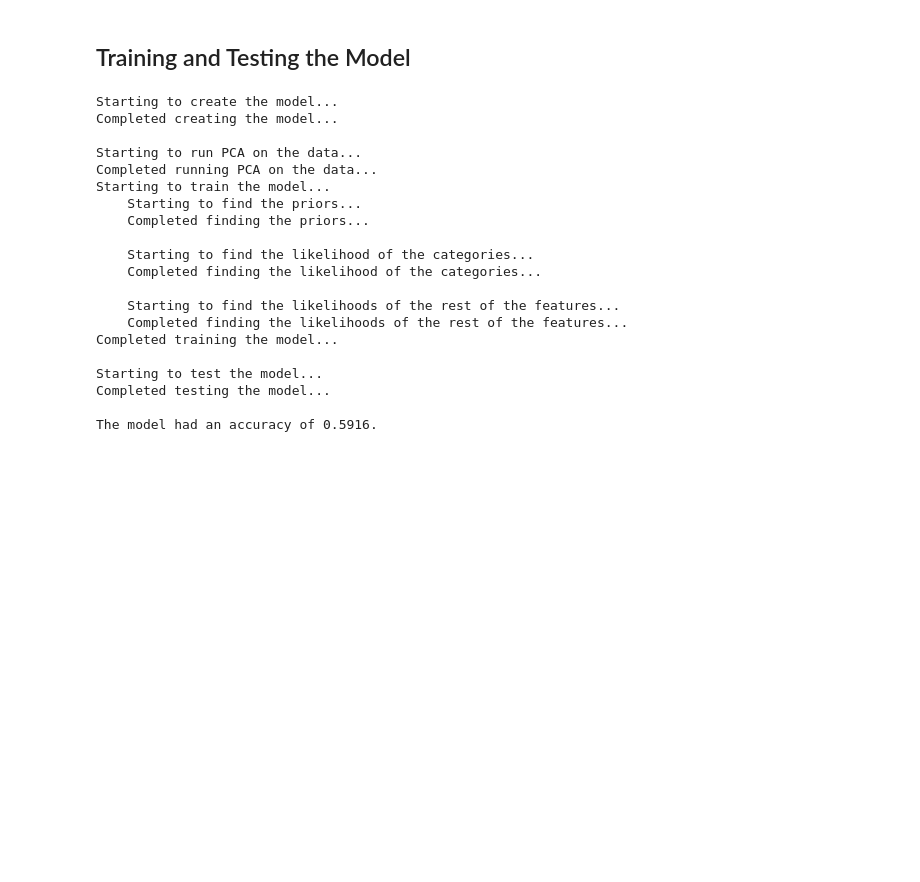
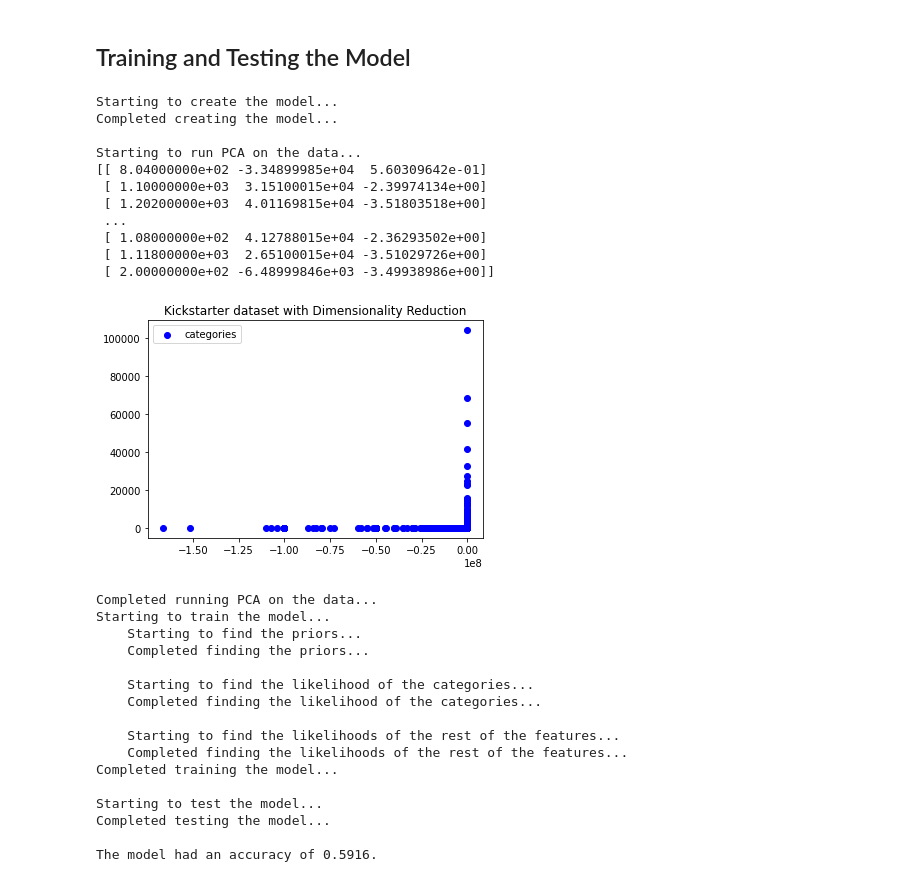
Before and after one commit to josh-ing/Sp22_ML_Final, a Jupyter notebook: nb.ipynb, the cells around one changed output. Saved outputs shown, nothing was run; the diff lists cells and outputs as text; code cells hidden in the pictures; blank space fills up the shorter version.

```diff
--- a/nb.ipynb
+++ b/nb.ipynb
@@ -380,8 +380,19 @@ class Cleaning(object):
                     self.U = self.U[:,0:i]
                     self.V = self.V[0:i,:]
                     new_data= np.matmul(centeredData, (self.V).T)
+        return new_data
 
-        return new_data
+
+    def visualize_pca(self, X):
+        plt.title("Kickstarter dataset with Dimensionality Reduction")
+        row = 0
+        col = 1
+        job_id = np.array([e for e in cat_column])
+        print(X)
+        plt.scatter(X[:, 1], X[:, 2], label = 'categories', color = 'blue')
+
+        plt.legend()
+        plt.show()
 # %% [markdown]
 ## Training and Testing the Model
 # %%
@@ -394,47 +405,56 @@ cat_column = np.array([nb.x[:, 0]]).T
 clean = Cleaning()
 cleaned_x = clean.pca(nb.x[:, 1:])    # Don't run the categories through PCA since it is ordinal data
 cleaned_x = np.hstack((cat_column, cleaned_x))
+clean.visualize_pca(cleaned_x)
 print("Completed running PCA on the data...")
 
 # Test on 20% of the dataset
 test_amount = N // 5
 x_test = cleaned_x[0:test_amount, :]
 y_test = nb.y[0:test_amount]
 x_train = cleaned_x[test_amount:, :]
 y_train = nb.y[test_amount:]
 
 # Train the model
 print("Starting to train the model...")
 nb.train(x_train, y_train)
 print("Completed training the model...\n")
 
 # Test the model
 print("Starting to test the model...")
 y_pred = nb.test(x_test)
 print("Completed testing the model...\n")
 
 # Find the error and accuracy
 error = nb.calc_error(y_test, y_pred)
 accuracy = 1 - error
 print("The model had an accuracy of %.4f." % accuracy)
 # %% [output]
 Starting to create the model...
 Completed creating the model...
 
 Starting to run PCA on the data...
-Completed running PCA on the data...
-Starting to train the model...
-    Starting to find the priors...
-    Completed finding the priors...
-
-    Starting to find the likelihood of the categories...
-    Completed finding the likelihood of the categories...
-
-    Starting to find the likelihoods of the rest of the features...
-    Completed finding the likelihoods of the rest of the features...
-Completed training the model...
-
-Starting to test the model...
-Completed testing the model...
-
-The model had an accuracy of 0.5916.
+[[ 8.04000000e+02 -3.34899985e+04  5.60309642e-01]
+ [ 1.10000000e+03  3.15100015e+04 -2.39974134e+00]
+ [ 1.20200000e+03  4.01169815e+04 -3.51803518e+00]
+ ...
+ [ 1.08000000e+02  4.12788015e+04 -2.36293502e+00]
+ [ 1.11800000e+03  2.65100015e+04 -3.51029726e+00]
+ [ 2.00000000e+02 -6.48999846e+03 -3.49938986e+00]]
+[figure, added]
+Completed running PCA on the data...
+Starting to train the model...
+    Starting to find the priors...
+    Completed finding the priors...
+
+    Starting to find the likelihood of the categories...
+    Completed finding the likelihood of the categories...
+
+    Starting to find the likelihoods of the rest of the features...
+    Completed finding the likelihoods of the rest of the features...
+Completed training the model...
+
+Starting to test the model...
+Completed testing the model...
+
+The model had an accuracy of 0.5916.
```
Also changed, not shown: 5 other files.
